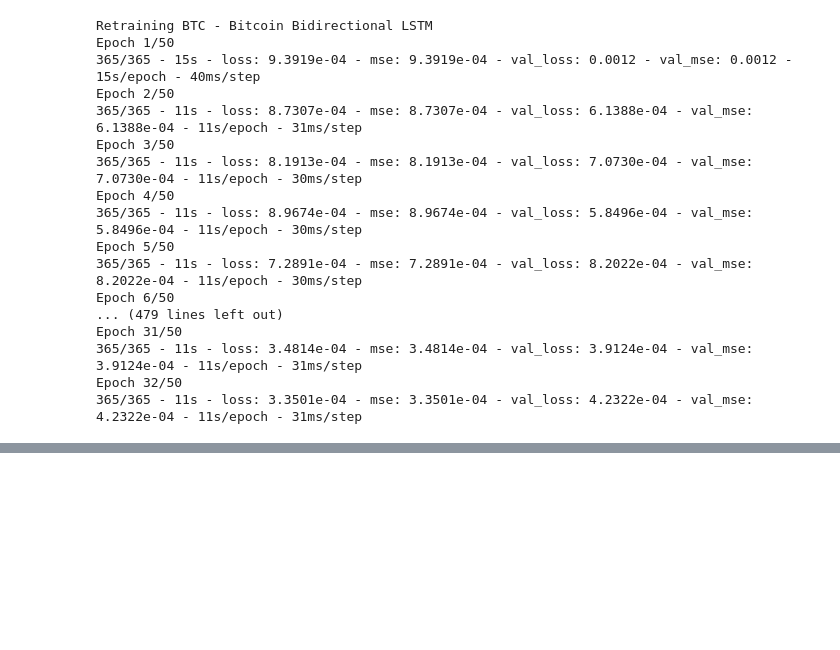
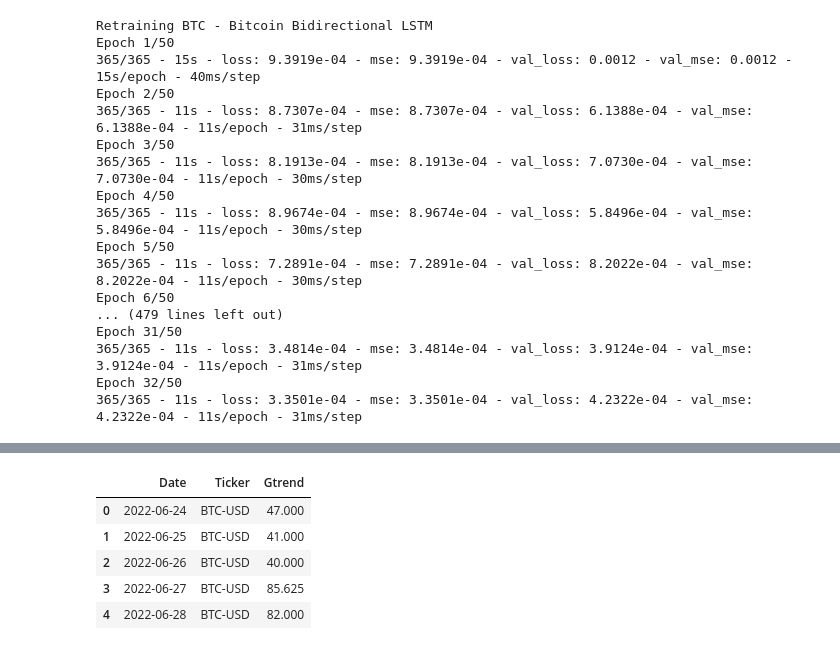
Before and after one commit to andres-pb/DS4A_project, a Jupyter notebook: production_models.ipynb, the cells around one changed output, grey strips where cells are left out. Saved outputs shown, nothing was run; the diff lists cells and outputs as text; code cells hidden in the pictures; blank space fills up the shorter version.

```diff
--- a/production_models.ipynb
+++ b/production_models.ipynb
@@ -177,5 +204,5 @@ history.to_sql(
 # %%
 gt_data_local = pd.read_sql('SELECT * FROM google_trend_hist WHERE (Ticker="BTC-USD") AND (Date > DATE("2022-06-24"))', conn)
 # %%
-gt_data_local['Date'].max()
+gt_data_local
 # %% [output]
@@ -182,0 +209,6 @@ Timestamp('2022-06-28 00:00:00')
+|  | Date | Ticker | Gtrend |
+| 0 | 2022-06-24 | BTC-USD | 47.000 |
+| 1 | 2022-06-25 | BTC-USD | 41.000 |
+| 2 | 2022-06-26 | BTC-USD | 40.000 |
+| 3 | 2022-06-27 | BTC-USD | 85.625 |
+| 4 | 2022-06-28 | BTC-USD | 82.000 |
```
Also changed, not shown: parts of 3 cells of this notebook, 17 other files.
